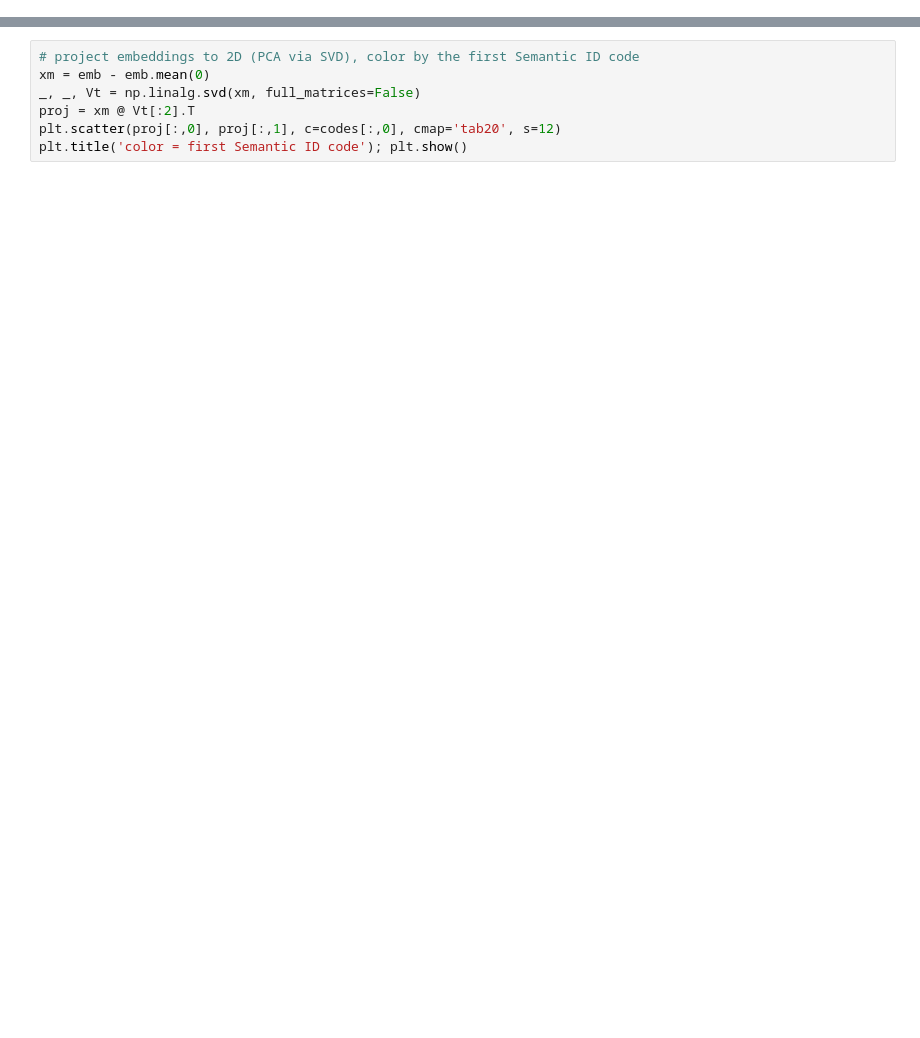
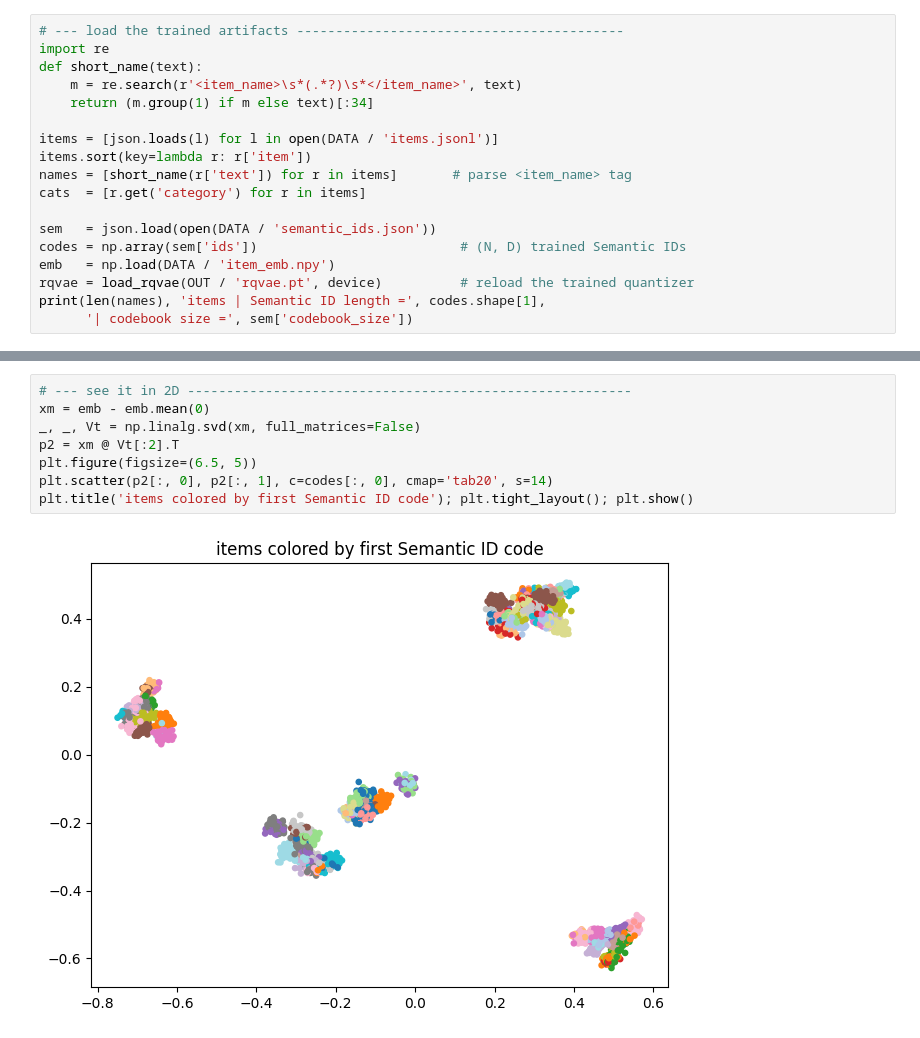
Before and after one commit to giacoballoccu/NanoTIGER, a Jupyter notebook: notebooks/01_semantic_ids.ipynb, the cells around one changed output, grey strips where cells are left out. Cells and saved outputs as stored; diff of their text form; blank space fills up the shorter version.

```diff
--- a/notebooks/01_semantic_ids.ipynb
+++ b/notebooks/01_semantic_ids.ipynb
@@ -47,0 +42,18 @@ Items that share the first code occupy the same region of embedding space.
+# %%
+# --- load the trained artifacts ------------------------------------------
+import re
+def short_name(text):
+    m = re.search(r'<item_name>\s*(.*?)\s*</item_name>', text)
+    return (m.group(1) if m else text)[:34]
+
+items = [json.loads(l) for l in open(DATA / 'items.jsonl')]
+items.sort(key=lambda r: r['item'])
+names = [short_name(r['text']) for r in items]       # parse <item_name> tag
+cats  = [r.get('category') for r in items]
+
+sem   = json.load(open(DATA / 'semantic_ids.json'))
+codes = np.array(sem['ids'])                          # (N, D) trained Semantic IDs
+emb   = np.load(DATA / 'item_emb.npy')
+rqvae = load_rqvae(OUT / 'rqvae.pt', device)          # reload the trained quantizer
+print(len(names), 'items | Semantic ID length =', codes.shape[1],
+      '| codebook size =', sem['codebook_size'])
@@ -48,8 +119,11 @@ Items that share the first code occupy the same region of embedding space.
 # %%
-# project embeddings to 2D (PCA via SVD), color by the first Semantic ID code
+# --- see it in 2D ---------------------------------------------------------
 xm = emb - emb.mean(0)
 _, _, Vt = np.linalg.svd(xm, full_matrices=False)
-proj = xm @ Vt[:2].T
-plt.scatter(proj[:,0], proj[:,1], c=codes[:,0], cmap='tab20', s=12)
-plt.title('color = first Semantic ID code'); plt.show()
+p2 = xm @ Vt[:2].T
+plt.figure(figsize=(6.5, 5))
+plt.scatter(p2[:, 0], p2[:, 1], c=codes[:, 0], cmap='tab20', s=14)
+plt.title('items colored by first Semantic ID code'); plt.tight_layout(); plt.show()
+# %% [output]
+[figure, added]
 # %%
```
Also changed, not shown: parts of 15 cells of this notebook, 12 other files.
